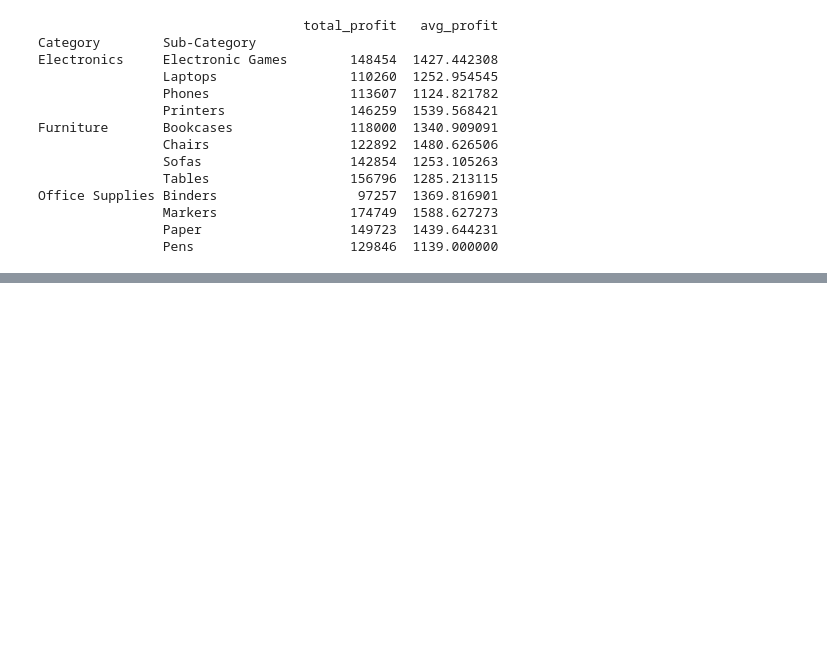
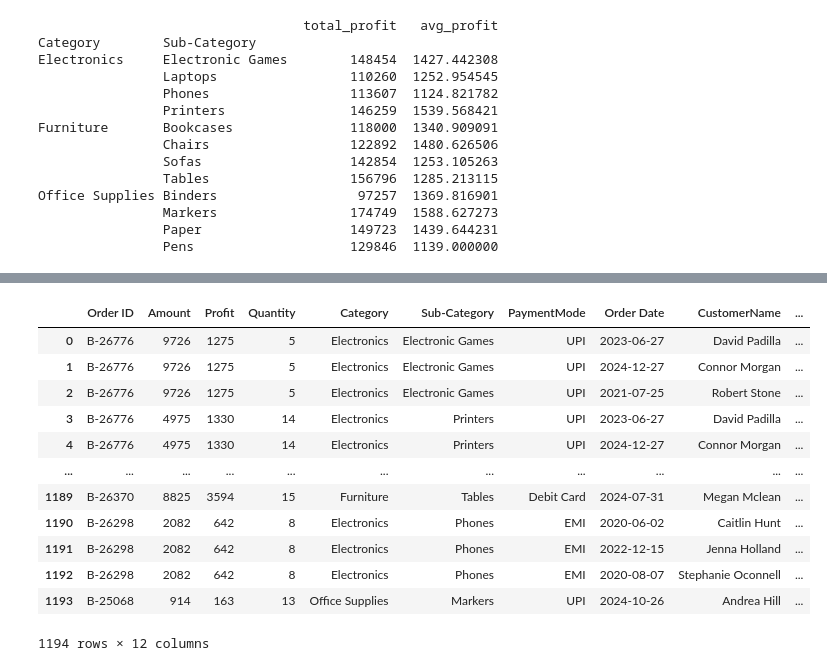
Before and after one commit to szymonszwedzinskiii/DataTemplates, a Jupyter notebook: Untitled0.ipynb, the cells around one changed output, grey strips where cells are left out. Drawn from its saved outputs; the diff is of its cells as text; code cells hidden in the pictures; blank space fills up the shorter version.

```diff
--- a/Untitled0.ipynb
+++ b/Untitled0.ipynb
@@ -403,0 +523,10 @@ Office Supplies Binders                  97257  1369.816901
+# %%
+df = pd.DataFrame({
+    'A': ['John', 'Boby', 'Mina', 'Peter', 'Nicky'],
+    'B': ['Masters', 'Graduate', 'Graduate', 'Masters', 'Graduate'],
+    'C': [27, 23, 21, 23, 24]
+})
+print(df)
+print()
+table = pd.pivot_table(df, values='C', index=['A','B'], fill_value=0)
+print(table)
@@ -403,0 +548,16 @@ Office Supplies Binders                  97257  1369.816901
+# %%
+df
+# %% [output]
+|  | Order ID | Amount | Profit | Quantity | Category | Sub-Category | PaymentMode | Order Date | CustomerName | ... |
+| 0 | B-26776 | 9726 | 1275 | 5 | Electronics | Electronic Games | UPI | 2023-06-27 | David Padilla | ... |
+| 1 | B-26776 | 9726 | 1275 | 5 | Electronics | Electronic Games | UPI | 2024-12-27 | Connor Morgan | ... |
+| 2 | B-26776 | 9726 | 1275 | 5 | Electronics | Electronic Games | UPI | 2021-07-25 | Robert Stone | ... |
+| 3 | B-26776 | 4975 | 1330 | 14 | Electronics | Printers | UPI | 2023-06-27 | David Padilla | ... |
+| 4 | B-26776 | 4975 | 1330 | 14 | Electronics | Printers | UPI | 2024-12-27 | Connor Morgan | ... |
+| ... | ... | ... | ... | ... | ... | ... | ... | ... | ... | ... |
+| 1189 | B-26370 | 8825 | 3594 | 15 | Furniture | Tables | Debit Card | 2024-07-31 | Megan Mclean | ... |
+| 1190 | B-26298 | 2082 | 642 | 8 | Electronics | Phones | EMI | 2020-06-02 | Caitlin Hunt | ... |
+| 1191 | B-26298 | 2082 | 642 | 8 | Electronics | Phones | EMI | 2022-12-15 | Jenna Holland | ... |
+| 1192 | B-26298 | 2082 | 642 | 8 | Electronics | Phones | EMI | 2020-08-07 | Stephanie Oconnell | ... |
+| 1193 | B-25068 | 914 | 163 | 13 | Office Supplies | Markers | UPI | 2024-10-26 | Andrea Hill | ... |
+1194 rows × 12 columns
```
Also changed, not shown: parts of 11 cells of this notebook.
